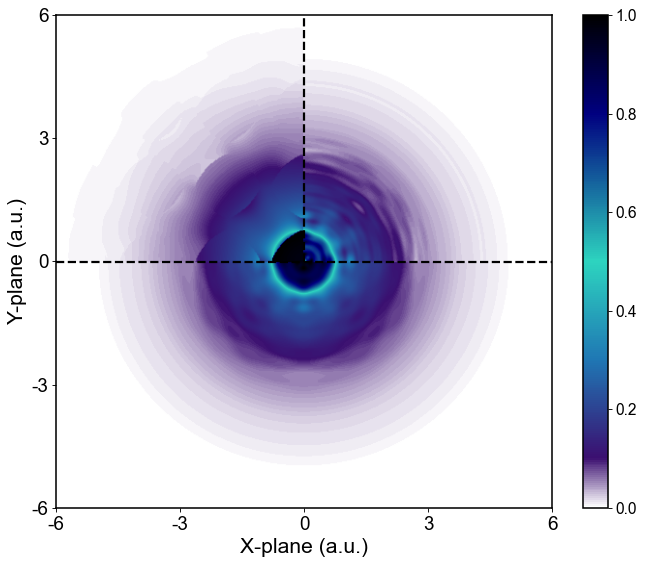
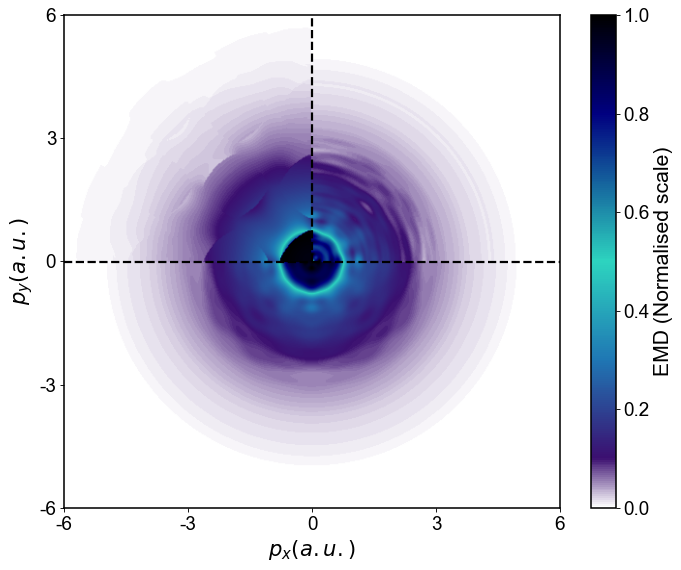
Unified diff of the notebook cell whose output changed from the first chart to the second:
--- before
+++ after
@@ -51,8 +51,10 @@
 plt.xticks(ticks, labels)
 plt.yticks(ticks, labels)
-plt.xlabel("X-plane (a.u.)", fontsize=19)
-plt.ylabel("Y-plane (a.u.)", fontsize=19)
+plt.xlabel("$p_x (a.u.)$", fontsize=19)
+plt.ylabel("$p_y (a.u.)$", fontsize=19)
 plt.tick_params(axis='both', which='major', labelsize=17)
 plt.gca().invert_yaxis() 
-plt.colorbar()
+cbar = plt.colorbar()
+cbar.set_label('EMD (Normalised scale)', fontsize=19)
+cbar.ax.tick_params(labelsize=17)
 plt.show()

Commit: Upload on completion of code and figure creation